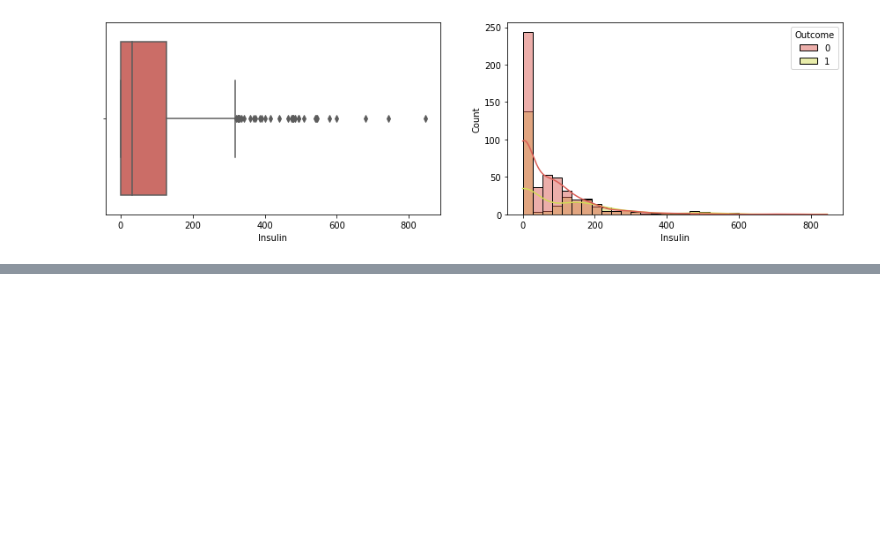
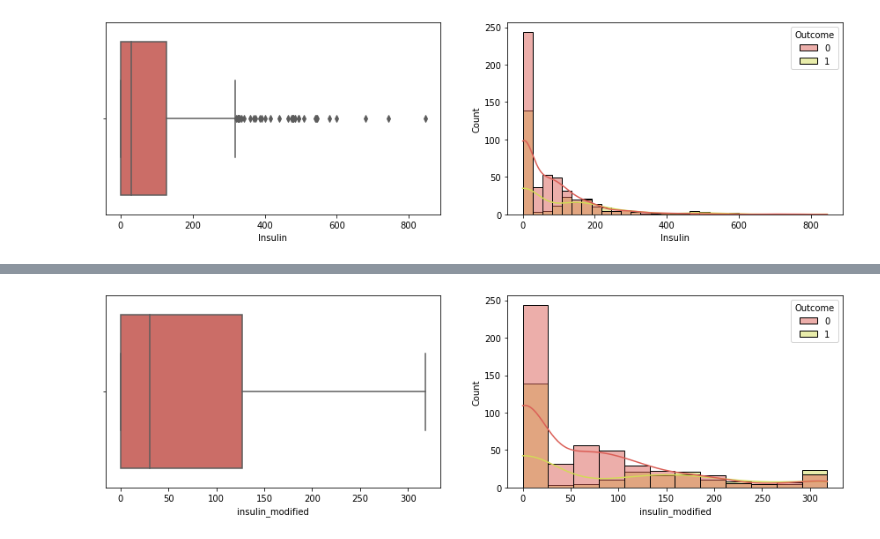
Before and after one commit to bmondal98/diabetes-prediction, a Jupyter notebook: Diabetes_Prediction.ipynb, the cells around one changed output, grey strips where cells are left out. Cells and saved outputs as stored; diff of their text form; code cells hidden in the pictures; blank space fills up the shorter version.

```diff
--- a/Diabetes_Prediction.ipynb
+++ b/Diabetes_Prediction.ipynb
@@ -292,3 +266,0 @@ df[(df['SkinThickness'] > upper_skin_limit) | (df['SkinThickness'] < lower_skin_
-# %%
-#droping the single outlier
-df=df.drop([579], axis=0)
@@ -332,3 +294,18 @@ sns.histplot(data=df, hue='Outcome', x="Insulin",kde=True)
 plt.show()
 # %% [output]
 [figure]
+# %%
+#its right skewed, so we can use iqr to remove the outlier
+percentile25 = df['Insulin'].quantile(0.25)
+percentile75 = df['Insulin'].quantile(0.75)
+
+iqr = percentile75 - percentile25
+
+upper_insulin_limit = percentile75 + 1.5 * iqr
+lower_insulin_limit = percentile25 - 1.5 * iqr
+
+print("percentile25 ",percentile25)
+print("percentile75 ",percentile75)
+print("iqr ",iqr)
+print("upper_limit ",upper_insulin_limit)
+print("lower limit ",lower_insulin_limit)
@@ -334,0 +355,4 @@ plt.show()
+# %%
+#replacing the insulin values which are greater than upper limit
+df['insulin_modified'] = np.where(df['Insulin']>upper_insulin_limit,upper_insulin_limit,df['Insulin'])
+df['insulin_modified'].describe()
@@ -334,0 +369,13 @@ plt.show()
+# %%
+#ploting the visualization of insulin after replacing the outliers
+fig = plt.figure(figsize=[15,4])
+
+plt.subplot(1,2,1)
+sns.boxplot(x='insulin_modified', data=df)
+
+plt.subplot(1,2,2)
+sns.histplot(data=df, hue='Outcome', x="insulin_modified",kde=True)
+
+plt.show()
+# %% [output]
+[figure, added]
```
Also changed, not shown: parts of 41 cells of this notebook.
